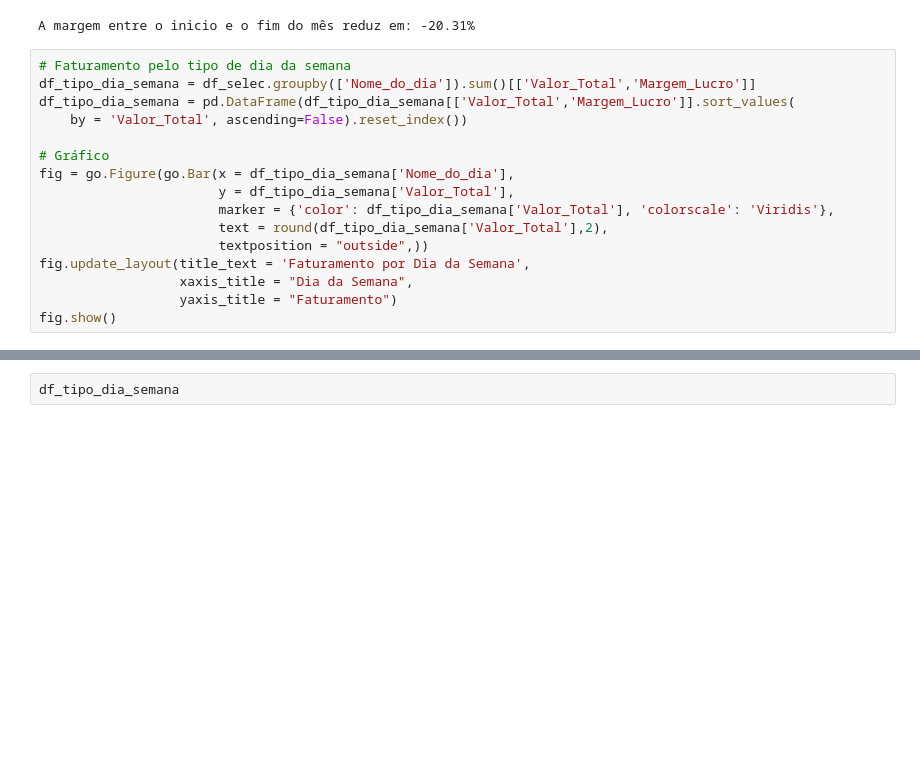
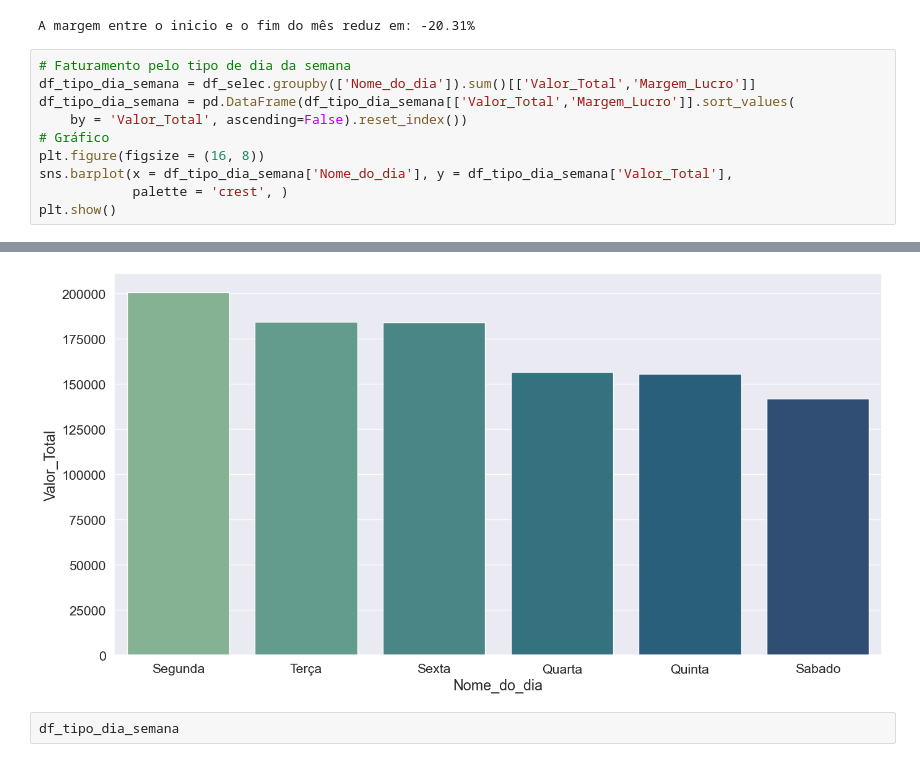
Before and after one commit to fnogueirasantos/Projeto1-Market_Basket_Analytics, a Jupyter notebook: Analise_Exploratoria.ipynb, the cells around one changed output, grey strips where cells are left out. Cells and saved outputs as stored; diff of their text form; blank space fills up the shorter version.

```diff
--- a/Analise_Exploratoria.ipynb
+++ b/Analise_Exploratoria.ipynb
@@ -199,15 +192,9 @@ A margem entre o inicio e o fim do mês reduz em: -20.31%
 df_tipo_dia_semana = df_selec.groupby(['Nome_do_dia']).sum()[['Valor_Total','Margem_Lucro']]
 df_tipo_dia_semana = pd.DataFrame(df_tipo_dia_semana[['Valor_Total','Margem_Lucro']].sort_values(
     by = 'Valor_Total', ascending=False).reset_index())
-
 # Gráfico
-fig = go.Figure(go.Bar(x = df_tipo_dia_semana['Nome_do_dia'],
-                       y = df_tipo_dia_semana['Valor_Total'],
-                       marker = {'color': df_tipo_dia_semana['Valor_Total'], 'colorscale': 'Viridis'},
-                       text = round(df_tipo_dia_semana['Valor_Total'],2),
-                       textposition = "outside",))
-fig.update_layout(title_text = 'Faturamento por Dia da Semana',
-                  xaxis_title = "Dia da Semana",
-                  yaxis_title = "Faturamento")
-fig.show()
+plt.figure(figsize = (16, 8))
+sns.barplot(x = df_tipo_dia_semana['Nome_do_dia'], y = df_tipo_dia_semana['Valor_Total'],
+            palette = 'crest', )
+plt.show()
 # %% [output]
@@ -215,3 +201,4 @@ fig.show()
+[figure, added]
 # %%
 df_tipo_dia_semana
 # %% [output]
```
Also changed, not shown: parts of 9 cells of this notebook.
